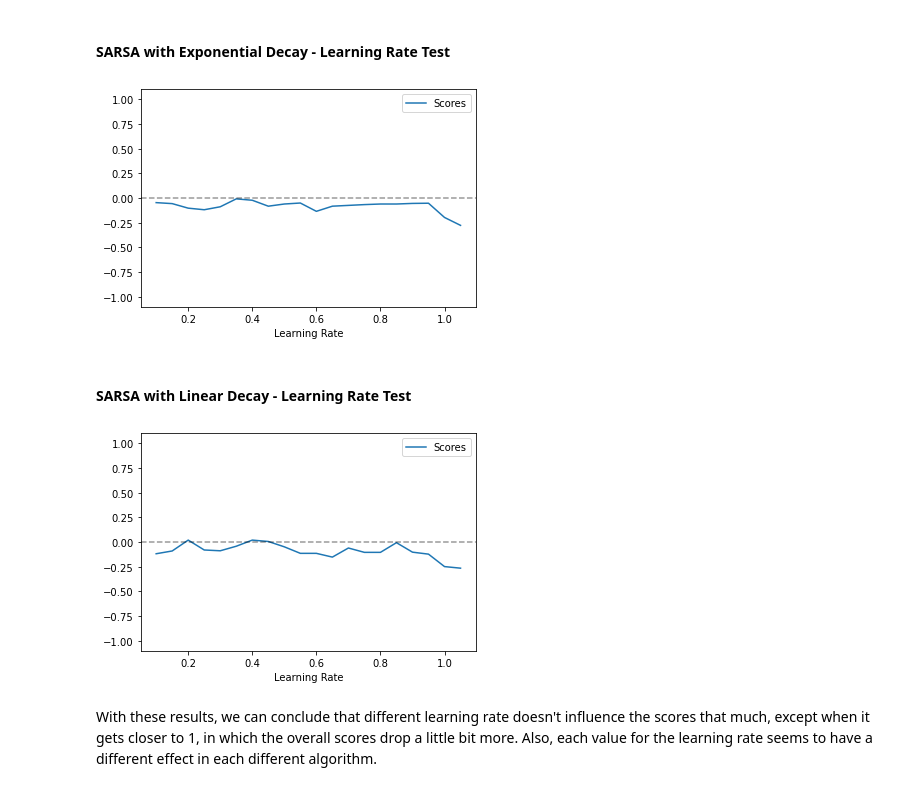
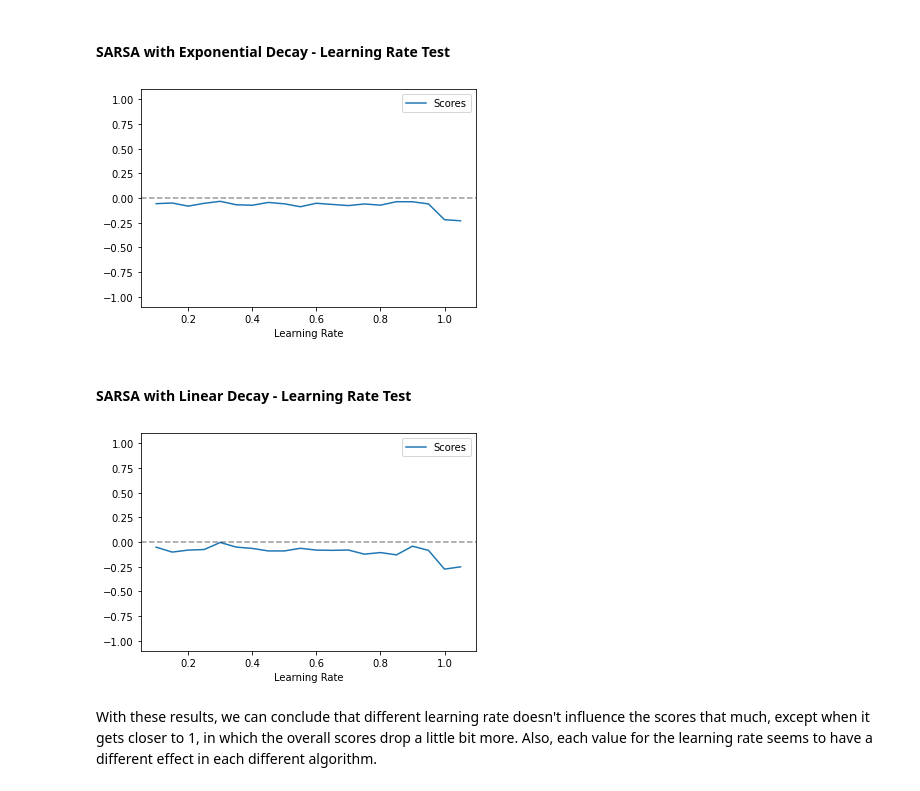
Before and after one commit to Maligetzus/IART, a Jupyter notebook: NeutronRL_Notebook.ipynb, the cells around one changed output. Cells and saved outputs as stored; diff of their text form; code cells hidden in the pictures.

```diff
--- a/NeutronRL_Notebook.ipynb
+++ b/NeutronRL_Notebook.ipynb
@@ -319,9 +319,14 @@ for i in range(20):
 
     learning_rates.append(learning_rate)
 
-    qlearning = QLearning(max_episodes=1000, max_steps=2000, learning_rate=learning_rate, epsilon_decay=EpsilonDecay.Exponential, env='Neutron-5x5-White-Random-v0', log=False, print_final_score=False)
-    score, rewards, epsilon = qlearning.train()
-    scores.append(score)
+    total_score = 0
+
+    for j in range(5):
+        qlearning = QLearning(max_episodes=1000, max_steps=2000, learning_rate=learning_rate, epsilon_decay=EpsilonDecay.Exponential, env='Neutron-5x5-White-Random-v0', log=False, print_final_score=False)
+        score, rewards, epsilon = qlearning.train()
+        total_score += score
+
+    scores.append(total_score / 5)
 
 plot_scores_learnrate(scores, learning_rates)
 # %% [output]
@@ -338,9 +343,14 @@ for i in range(20):
 
     learning_rates.append(learning_rate)
 
-    qlearning = QLearning(max_episodes=1000, max_steps=2000, learning_rate=learning_rate, epsilon_decay=EpsilonDecay.Linear, env='Neutron-5x5-White-Random-v0', log=False, print_final_score=False)
-    score, rewards, epsilon = qlearning.train()
-    scores.append(score)
+    total_score = 0
+
+    for j in range(5):
+        qlearning = QLearning(max_episodes=1000, max_steps=2000, learning_rate=learning_rate, epsilon_decay=EpsilonDecay.Linear, env='Neutron-5x5-White-Random-v0', log=False, print_final_score=False)
+        score, rewards, epsilon = qlearning.train()
+        total_score += score
+
+    scores.append(total_score / 5)
 
 plot_scores_learnrate(scores, learning_rates)
 # %% [output]
@@ -357,32 +367,42 @@ for i in range(20):
 
     learning_rates.append(learning_rate)
 
-    sarsa = SARSA(max_episodes=1000, max_steps=2000, learning_rate=learning_rate, epsilon_decay=EpsilonDecay.Exponential, env='Neutron-5x5-White-Random-v0', log=False, print_final_score=False)
-    score, rewards, epsilon = sarsa.train()
-    scores.append(score)
+    total_score = 0
+
+    for j in range(5):
+        sarsa = SARSA(max_episodes=1000, max_steps=2000, learning_rate=learning_rate, epsilon_decay=EpsilonDecay.Exponential, env='Neutron-5x5-White-Random-v0', log=False, print_final_score=False)
+        score, rewards, epsilon = sarsa.train()
+        total_score += score
+
+    scores.append(total_score / 5)
 
 plot_scores_learnrate(scores, learning_rates)
 # %% [output]
-[figure, old version]
+[figure, new version]
 # %% [markdown]
 #### SARSA with Linear Decay - Learning Rate Test
 # %%
 scores = []
 learning_rates = []
 learning_rate = 0.05
 
 for i in range(20):
     learning_rate += 0.05
 
     learning_rates.append(learning_rate)
 
-    sarsa = SARSA(max_episodes=1000, max_steps=2000, learning_rate=learning_rate, epsilon_decay=EpsilonDecay.Linear, env='Neutron-5x5-White-Random-v0', log=False, print_final_score=False)
-    score, rewards, epsilon = sarsa.train()
-    scores.append(score)
+    total_score = 0
+
+    for j in range(5):
+        sarsa = SARSA(max_episodes=1000, max_steps=2000, learning_rate=learning_rate, epsilon_decay=EpsilonDecay.Linear, env='Neutron-5x5-White-Random-v0', log=False, print_final_score=False)
+        score, rewards, epsilon = sarsa.train()
+        total_score += score
+
+    scores.append(total_score / 5)
 
 plot_scores_learnrate(scores, learning_rates)
 # %% [output]
-[figure, old version]
+[figure, new version]
 # %% [markdown]
 With these results, we can conclude that different learning rate doesn't influence the scores that much, except when it gets closer to 1, in which the overall scores drop a little bit more. Also, each value for the learning rate seems to have a different effect in each different algorithm.
 # %% [markdown]
```
Also changed, not shown: parts of 21 cells of this notebook.
